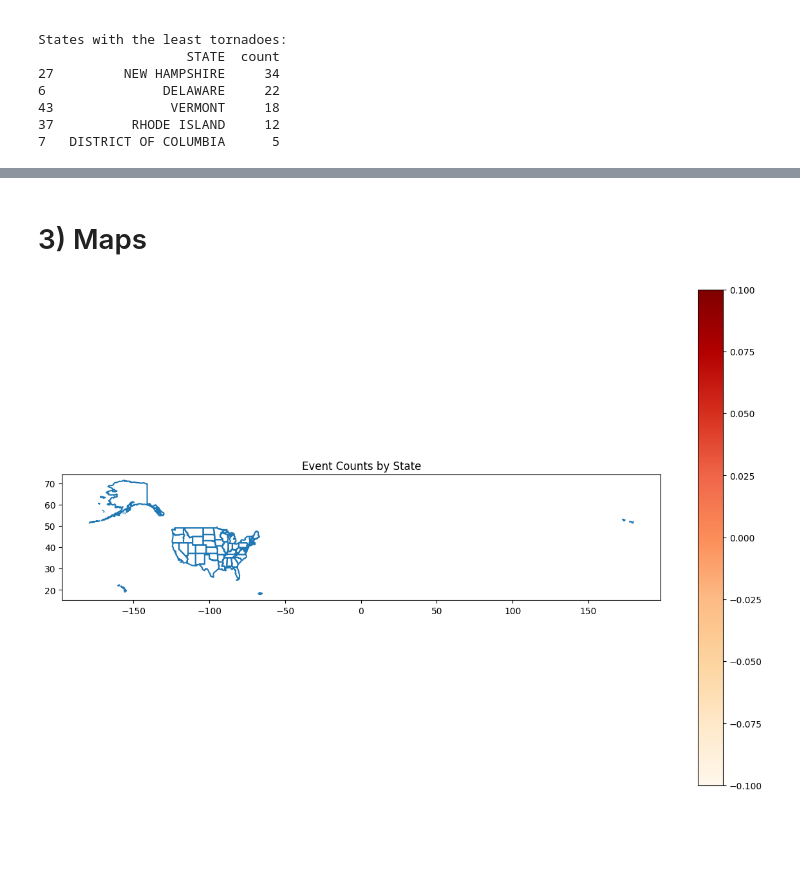
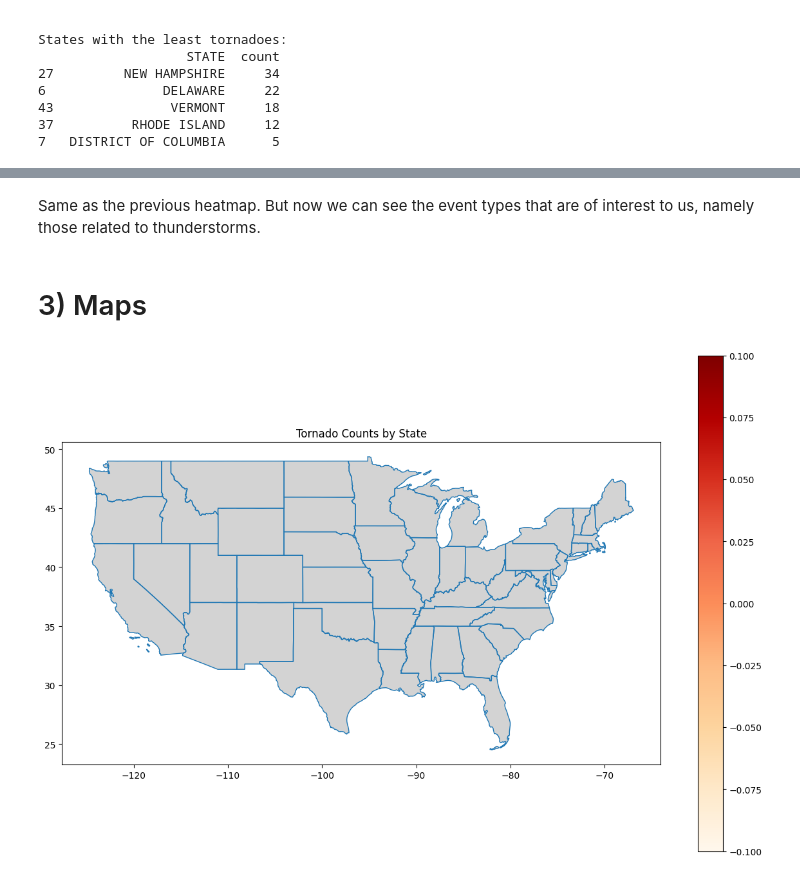
Before and after one commit to drpafowler/datafun-06-eda, a Jupyter notebook: philip_eda.ipynb, the cells around one changed output, grey strips where cells are left out. Drawn from its saved outputs; the diff is of its cells as text; code cells hidden in the pictures; blank space fills up the shorter version.

```diff
--- a/philip_eda.ipynb
+++ b/philip_eda.ipynb
@@ -353,28 +505,52 @@ States with the least tornadoes:
+# %% [markdown]
+Same as the previous heatmap.  But now we can see the event types that are of interest to us, namely those related to thunderstorms.
 # %% [markdown]
 # 3) Maps
 # %%
-# Assuming df is your DataFrame and it has been processed to contain the counts of event types by state
-event_type_by_state = df.groupby(['STATE', 'EVENT_TYPE']).size().reset_index(name='count')
+# Assuming df is your DataFrame
+# Filter for tornado events
+tornado_df = df[df['EVENT_TYPE'] == 'Tornado']
+
+# Check if the filtered DataFrame is empty
+if tornado_df.empty:
+    print("No tornado events found in the DataFrame.")
+
+# Group by state and count the number of tornadoes
+tornado_counts_by_state = tornado_df.groupby('STATE').size().reset_index(name='count')
 
 # Load the shapefile for US states
 shapefile_path = 'shp/cb_2018_us_state_20m.shp'
 gdf = gpd.read_file(shapefile_path)
 
-# Merge the event data with the state geometries
-merged = gdf.merge(event_type_by_state, left_on='STUSPS', right_on='STATE', how='left')
+# List of state abbreviations for the 48 contiguous US states
+contiguous_states = [
+    'AL', 'AZ', 'AR', 'CA', 'CO', 'CT', 'DE', 'FL', 'GA', 'ID', 'IL', 'IN', 'IA', 'KS', 'KY', 'LA', 'ME', 'MD', 'MA',
+    'MI', 'MN', 'MS', 'MO', 'MT', 'NE', 'NV', 'NH', 'NJ', 'NM', 'NY', 'NC', 'ND', 'OH', 'OK', 'OR', 'PA', 'RI', 'SC',
+    'SD', 'TN', 'TX', 'UT', 'VT', 'VA', 'WA', 'WV', 'WI', 'WY'
+]
+
+# Filter the GeoDataFrame to include only the contiguous states
+gdf_contiguous = gdf[gdf['STUSPS'].isin(contiguous_states)]
+
+# Merge the tornado data with the state geometries
+merged = gdf_contiguous.merge(tornado_counts_by_state, left_on='STUSPS', right_on='STATE', how='left')
+
+# Check if the merged DataFrame is empty
+if merged.empty:
+    print("No common states found between the shapefile and tornado data.")
 
 # Check for missing geometries
 merged = merged[merged.geometry.notnull()]
 
 # Validate geometries
 merged = merged[merged.is_valid]
 
 # Plot the map
 fig, ax = plt.subplots(1, 1, figsize=(15, 10))
-merged.boundary.plot(ax=ax)
-merged.plot(column='count', ax=ax, legend=True, cmap='OrRd')
+gdf_contiguous.boundary.plot(ax=ax, linewidth=1)
+merged.plot(column='count', ax=ax, legend=True, cmap='OrRd', missing_kwds={"color": "lightgrey"})
 
-plt.title('Event Counts by State')
+plt.title('Tornado Counts by State')
 plt.show()
 # %% [output]
-[figure, old version]
+[figure, new version]
```
Also changed, not shown: parts of 8 cells of this notebook, 1 other file.
